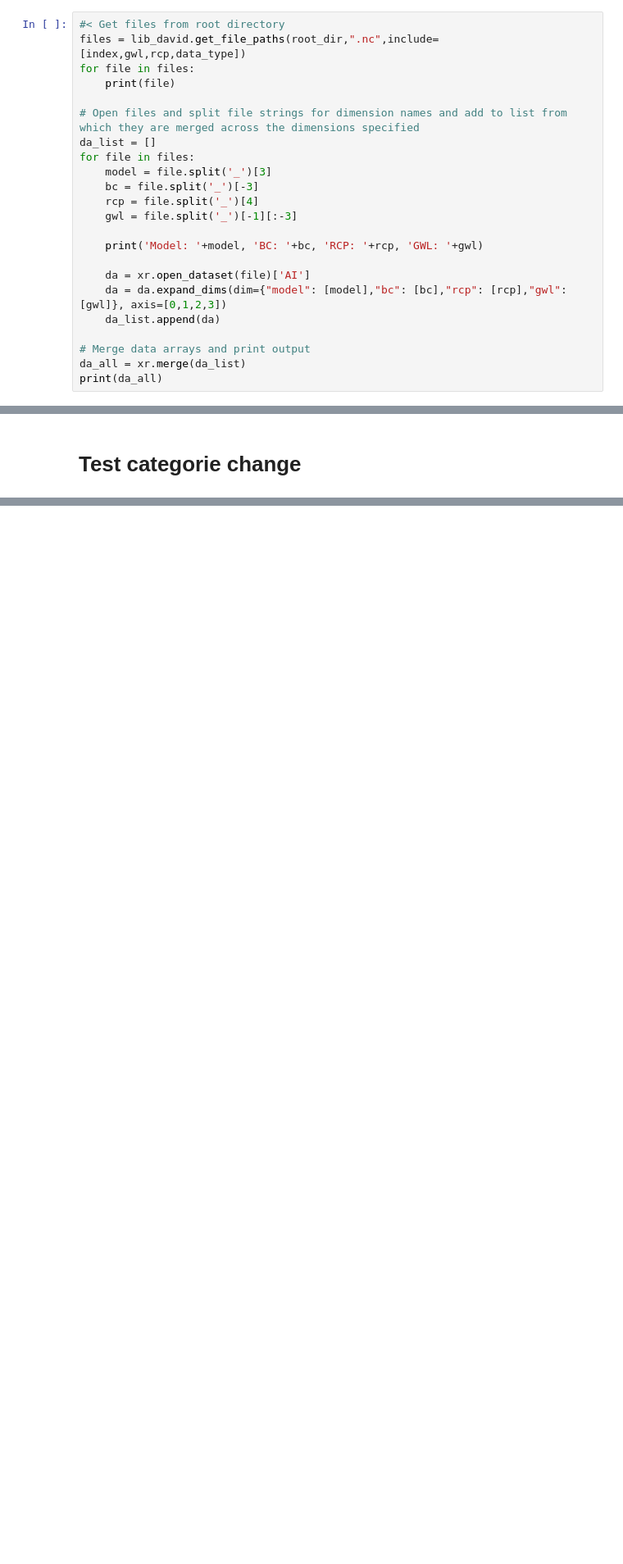
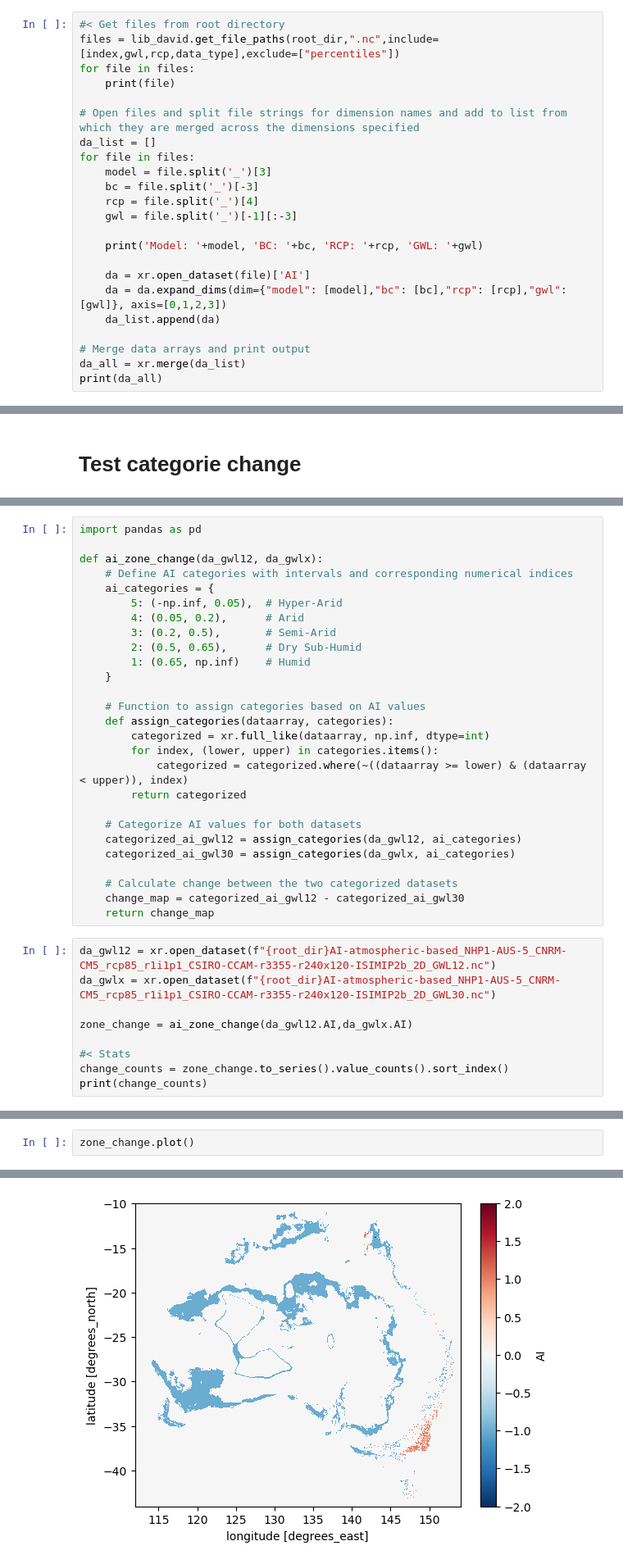
Before and after one commit to AusClimateService/hazards-drought, a Jupyter notebook: compute_MME.ipynb, the cells around one changed output, grey strips where cells are left out. Shown at 82% size. Cells and saved outputs as stored; diff of their text form; blank space fills up the shorter version.

```diff
--- a/compute_MME.ipynb
+++ b/compute_MME.ipynb
@@ -25,7 +52,7 @@ Median: 50th percentile = 0.5
 Lower:  10th percentile = 0.1
 # %%
 #< Get files from root directory
-files = lib_david.get_file_paths(root_dir,".nc",include=[index,gwl,rcp,data_type])
+files = lib_david.get_file_paths(root_dir,".nc",include=[index,gwl,rcp,data_type],exclude=["percentiles"])
 for file in files:
     print(file)
 
@@ -343,0 +346,36 @@ ValueError: different number of dimensions on data and dims: 0 vs 2
+# %%
+import pandas as pd
+
+def ai_zone_change(da_gwl12, da_gwlx):
+    # Define AI categories with intervals and corresponding numerical indices
+    ai_categories = {
+        5: (-np.inf, 0.05),  # Hyper-Arid
+        4: (0.05, 0.2),      # Arid
+        3: (0.2, 0.5),       # Semi-Arid
+        2: (0.5, 0.65),      # Dry Sub-Humid
+        1: (0.65, np.inf)    # Humid
+    }
+
+    # Function to assign categories based on AI values
+    def assign_categories(dataarray, categories):
+        categorized = xr.full_like(dataarray, np.inf, dtype=int)
+        for index, (lower, upper) in categories.items():
+            categorized = categorized.where(~((dataarray >= lower) & (dataarray < upper)), index)
+        return categorized
+
+    # Categorize AI values for both datasets
+    categorized_ai_gwl12 = assign_categories(da_gwl12, ai_categories)
+    categorized_ai_gwl30 = assign_categories(da_gwlx, ai_categories)
+
+    # Calculate change between the two categorized datasets
+    change_map = categorized_ai_gwl12 - categorized_ai_gwl30
+    return change_map
+# %%
+da_gwl12 = xr.open_dataset(f"{root_dir}AI-atmospheric-based_NHP1-AUS-5_CNRM-CM5_rcp85_r1i1p1_CSIRO-CCAM-r3355-r240x120-ISIMIP2b_2D_GWL12.nc")
+da_gwlx = xr.open_dataset(f"{root_dir}AI-atmospheric-based_NHP1-AUS-5_CNRM-CM5_rcp85_r1i1p1_CSIRO-CCAM-r3355-r240x120-ISIMIP2b_2D_GWL30.nc")
+
+zone_change = ai_zone_change(da_gwl12.AI,da_gwlx.AI)
+
+#< Stats
+change_counts = zone_change.to_series().value_counts().sort_index()
+print(change_counts)
@@ -343,0 +389,3 @@ ValueError: different number of dimensions on data and dims: 0 vs 2
+# %%
+zone_change.plot()
+# %% [output]
@@ -343,0 +393 @@ ValueError: different number of dimensions on data and dims: 0 vs 2
+[figure, added]
```
Also changed, not shown: parts of 20 cells of this notebook, 1 other file.
